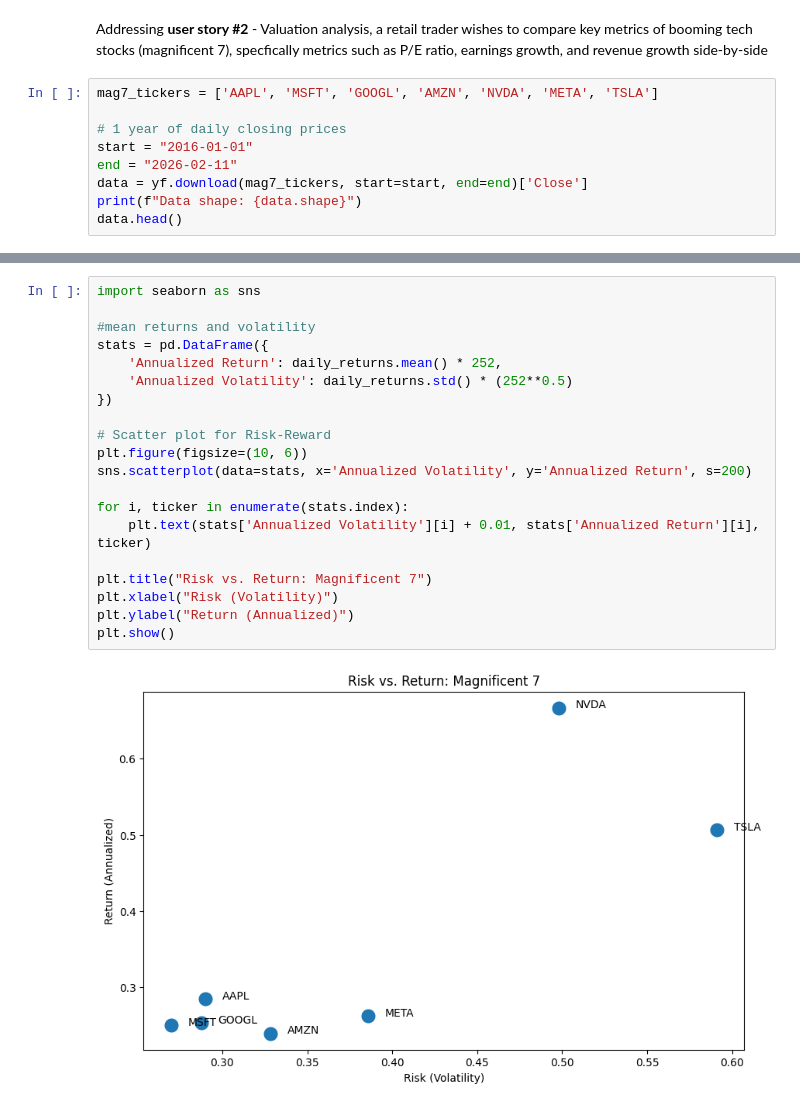
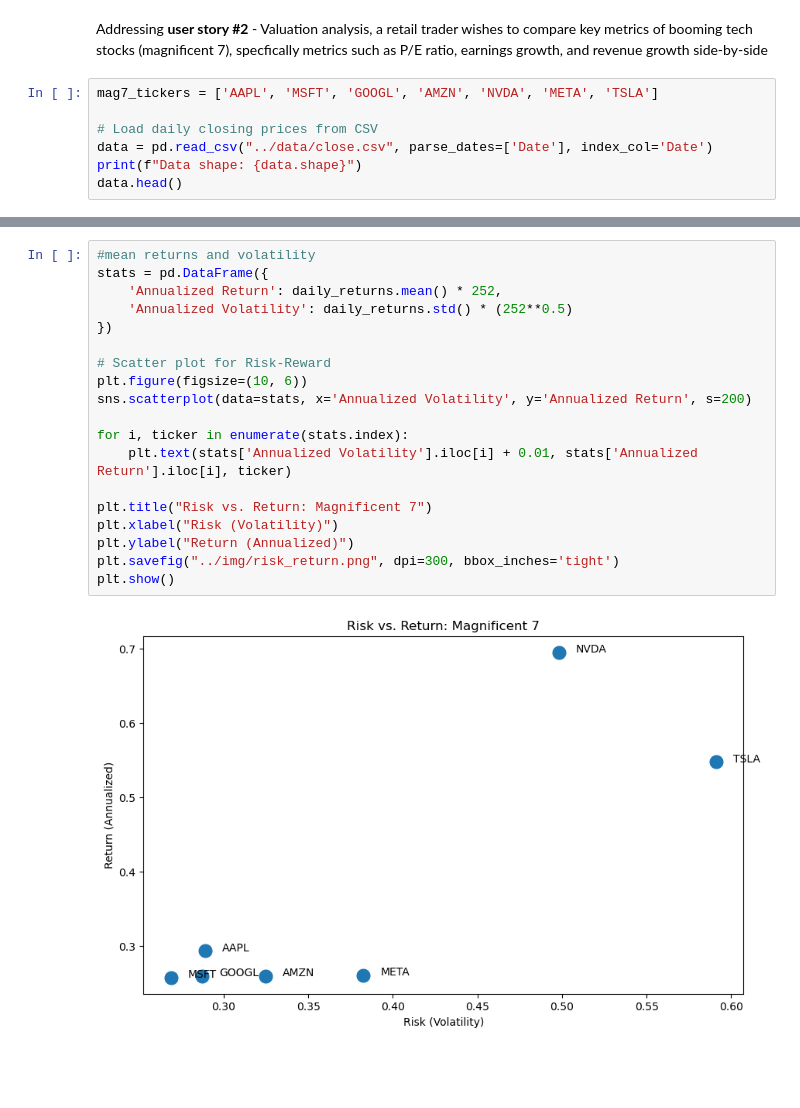
Before and after one commit to UBC-MDS/DSCI-532_2026_35_financebros, a Jupyter notebook: notebooks/eda_analysis.ipynb, the cells around one changed output, grey strips where cells are left out. Saved outputs shown, nothing was run; the diff lists cells and outputs as text; blank space fills up the shorter version.

```diff
--- a/notebooks/eda_analysis.ipynb
+++ b/notebooks/eda_analysis.ipynb
@@ -28,10 +7,8 @@ Addressing **user story #2** - Valuation analysis, a retail trader wishes to com
 # %%
 mag7_tickers = ['AAPL', 'MSFT', 'GOOGL', 'AMZN', 'NVDA', 'META', 'TSLA']
 
-# 1 year of daily closing prices
-start = "2016-01-01"
-end = "2026-02-11"
-data = yf.download(mag7_tickers, start=start, end=end)['Close']
+# Load daily closing prices from CSV
+data = pd.read_csv("../data/close.csv", parse_dates=['Date'], index_col='Date')
 print(f"Data shape: {data.shape}")
 data.head()
 # %% [output]
@@ -80,25 +53,24 @@ plt.show()
 # %%
-import seaborn as sns
-
 #mean returns and volatility
 stats = pd.DataFrame({
     'Annualized Return': daily_returns.mean() * 252,
     'Annualized Volatility': daily_returns.std() * (252**0.5)
 })
 
 # Scatter plot for Risk-Reward
 plt.figure(figsize=(10, 6))
 sns.scatterplot(data=stats, x='Annualized Volatility', y='Annualized Return', s=200)
 
 for i, ticker in enumerate(stats.index):
-    plt.text(stats['Annualized Volatility'][i] + 0.01, stats['Annualized Return'][i], ticker)
+    plt.text(stats['Annualized Volatility'].iloc[i] + 0.01, stats['Annualized Return'].iloc[i], ticker)
 
 plt.title("Risk vs. Return: Magnificent 7")
 plt.xlabel("Risk (Volatility)")
 plt.ylabel("Return (Annualized)")
+plt.savefig("../img/risk_return.png", dpi=300, bbox_inches='tight')
 plt.show()
 # %% [output]
-[figure, old version]
+[figure, new version]
 # %%
 plt.figure(figsize=(10, 8))
 sns.heatmap(daily_returns.corr(), annot=True, cmap='coolwarm', fmt=".2f")
```
Also changed, not shown: parts of 10 cells of this notebook, 8 other files.
